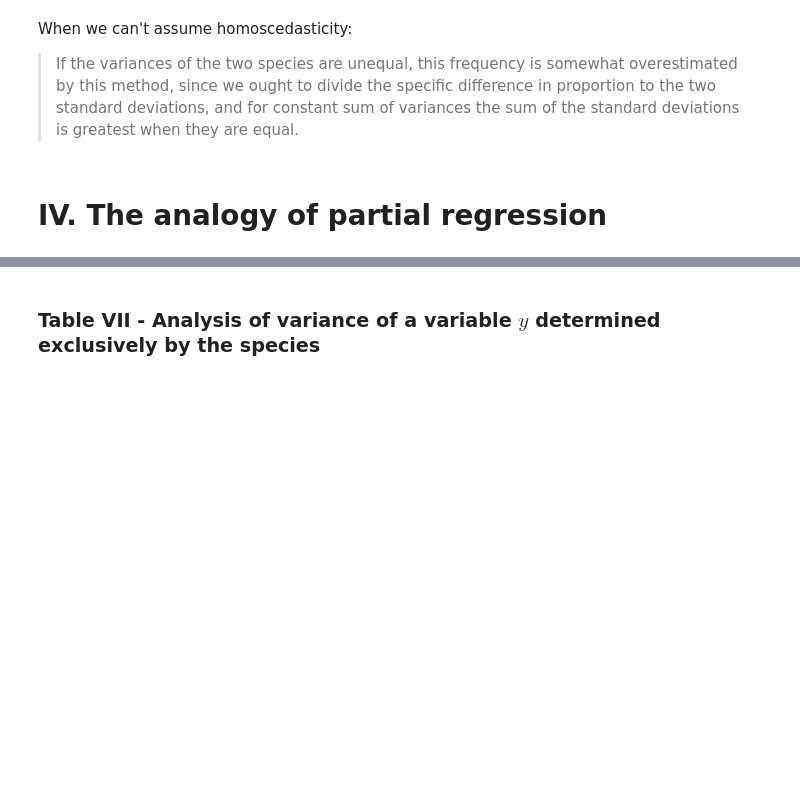
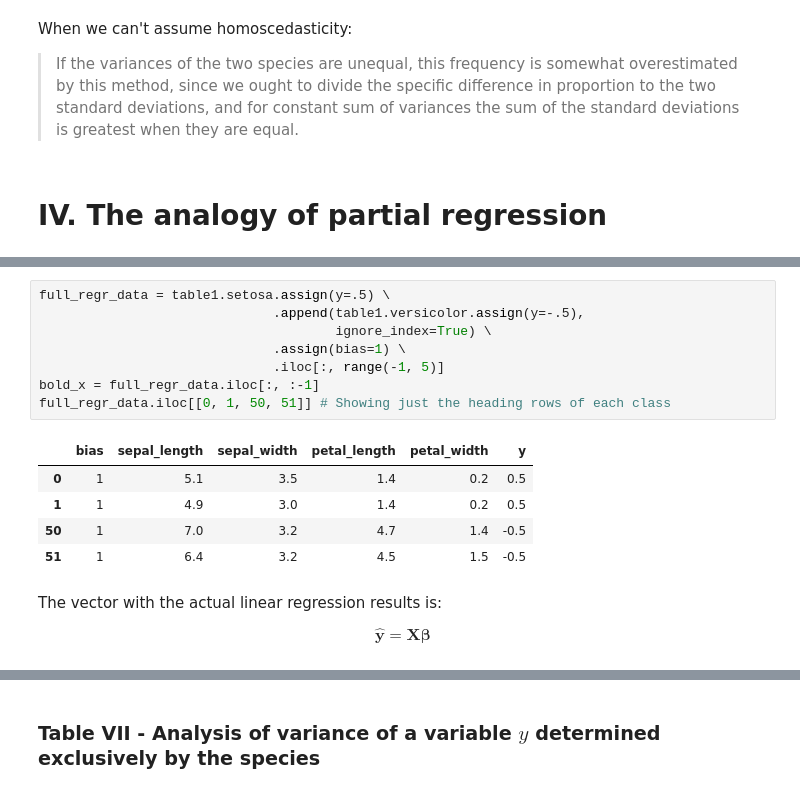
Before and after one commit to danilobellini/scientific-literature, a Jupyter notebook: 1936-Fisher/Fisher_1936.ipynb, the cells around one changed output, grey strips where cells are left out. Saved outputs shown, nothing was run; the diff lists cells and outputs as text; blank space fills up the shorter version.

```diff
--- a/1936-Fisher/Fisher_1936.ipynb
+++ b/1936-Fisher/Fisher_1936.ipynb
@@ -913,0 +956,18 @@ for every input in the group/class/sample whose size is $n_2$.
+# %%
+full_regr_data = table1.setosa.assign(y=.5) \
+                              .append(table1.versicolor.assign(y=-.5),
+                                      ignore_index=True) \
+                              .assign(bias=1) \
+                              .iloc[:, range(-1, 5)]
+bold_x = full_regr_data.iloc[:, :-1]
+full_regr_data.iloc[[0, 1, 50, 51]] # Showing just the heading rows of each class
+# %% [output]
+|  | bias | sepal_length | sepal_width | petal_length | petal_width | y |
+| 0 | 1 | 5.1 | 3.5 | 1.4 | 0.2 | 0.5 |
+| 1 | 1 | 4.9 | 3.0 | 1.4 | 0.2 | 0.5 |
+| 50 | 1 | 7.0 | 3.2 | 4.7 | 1.4 | -0.5 |
+| 51 | 1 | 6.4 | 3.2 | 4.5 | 1.5 | -0.5 |
+# %% [markdown]
+The vector with the actual linear regression results is:
+
+$$\hat{\mathbf{y}} = \mathbf{X} \pmb{\beta}$$
```
Also changed, not shown: parts of 36 cells of this notebook.
